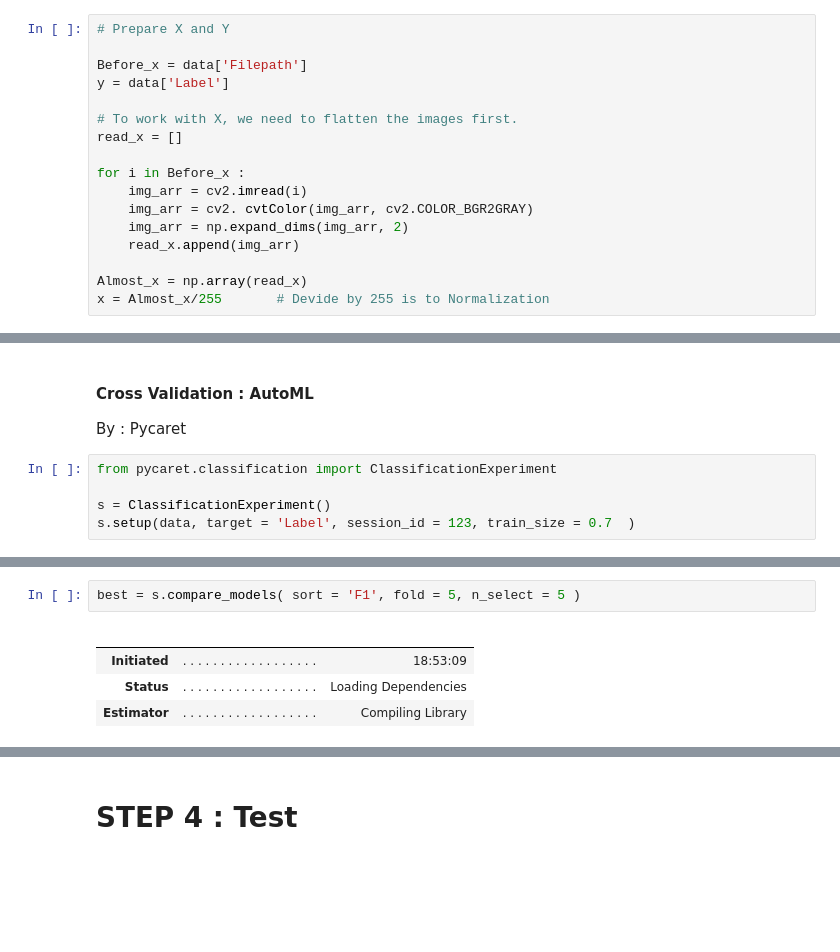
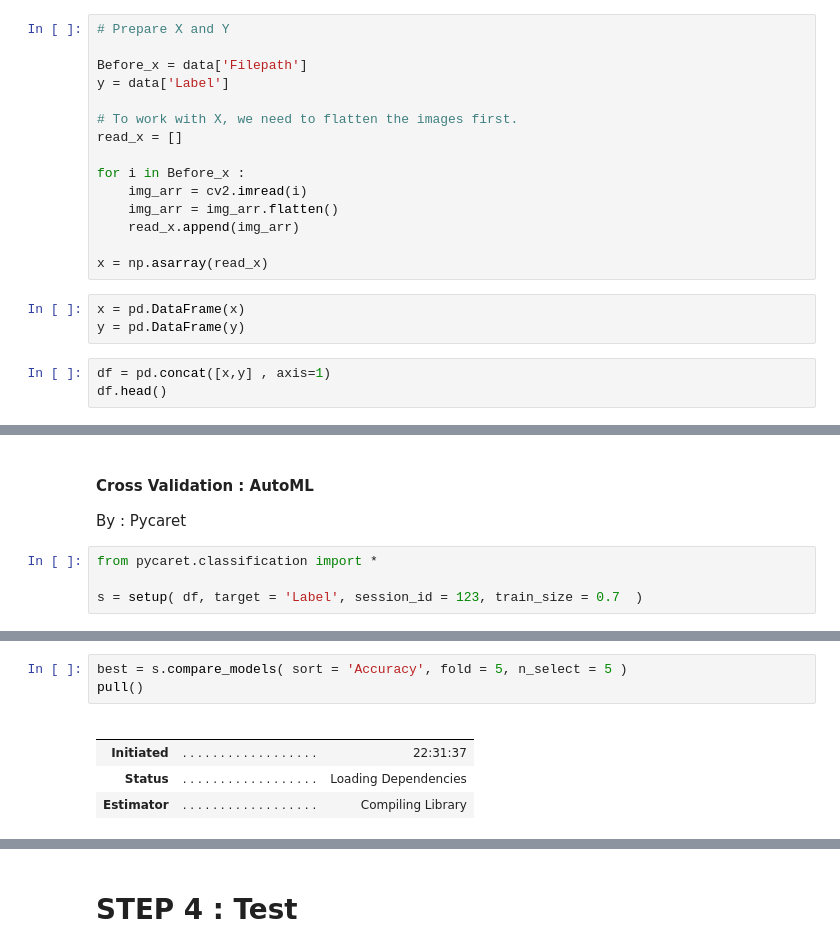
Before and after one commit to HikariJadeEmpire/THNumber_img_classification, a Jupyter notebook: numberclassifier.ipynb, the cells around one changed output, grey strips where cells are left out. Saved outputs shown, nothing was run; the diff lists cells and outputs as text; blank space fills up the shorter version.

```diff
--- a/numberclassifier.ipynb
+++ b/numberclassifier.ipynb
@@ -135,9 +100,13 @@ read_x = []
 
 for i in Before_x :
     img_arr = cv2.imread(i)
-    img_arr = cv2. cvtColor(img_arr, cv2.COLOR_BGR2GRAY)
-    img_arr = np.expand_dims(img_arr, 2)
+    img_arr = img_arr.flatten()
     read_x.append(img_arr)
 
-Almost_x = np.array(read_x)
-x = Almost_x/255       # Devide by 255 is to Normalization
+x = np.asarray(read_x)
+# %%
+x = pd.DataFrame(x)
+y = pd.DataFrame(y)
+# %%
+df = pd.concat([x,y] , axis=1)
+df.head()
@@ -164,7 +131,6 @@ Test shape => (210, 10) (90, 10)
 <h4>Cross Validation : AutoML </h4>
 By : Pycaret
 # %%
-from pycaret.classification import ClassificationExperiment
+from pycaret.classification import *
 
-s = ClassificationExperiment()
-s.setup(data, target = 'Label', session_id = 123, train_size = 0.7  )
+s = setup( df, target = 'Label', session_id = 123, train_size = 0.7  )
@@ -190,9 +137,10 @@ s.setup(data, target = 'Label', session_id = 123, train_size = 0.7  )
 # %%
-best = s.compare_models( sort = 'F1', fold = 5, n_select = 5 )
+best = s.compare_models( sort = 'Accuracy', fold = 5, n_select = 5 )
+pull()
 # %% [output]
 |  |  |  |
 |  |  |  |
-| Initiated | . . . . . . . . . . . . . . . . . . | 18:53:09 |
+| Initiated | . . . . . . . . . . . . . . . . . . | 22:31:37 |
 | Status | . . . . . . . . . . . . . . . . . . | Loading Dependencies |
 | Estimator | . . . . . . . . . . . . . . . . . . | Compiling Library |
 [interactive output not drawn]
```
Also changed, not shown: parts of 23 cells of this notebook, 1 other file.
